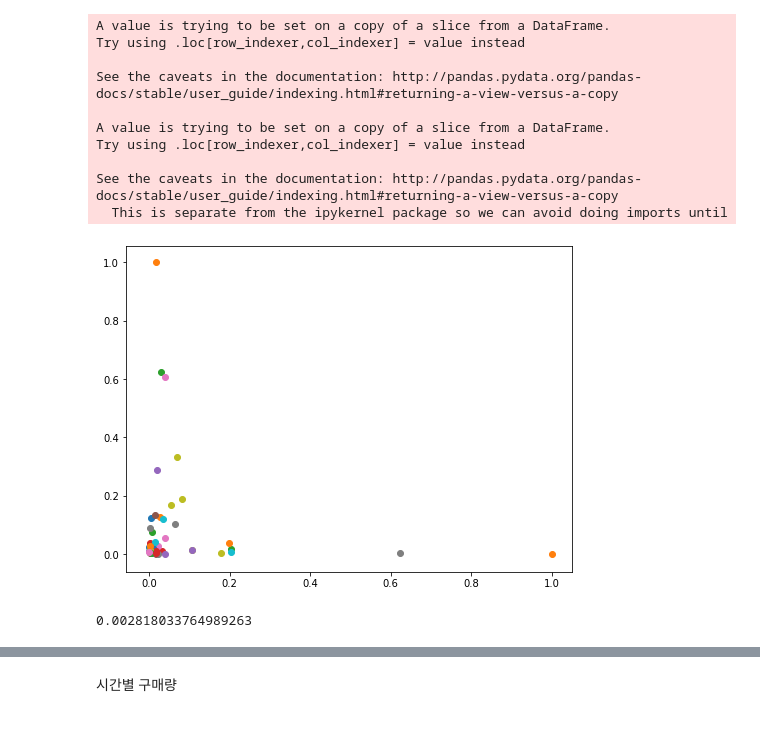
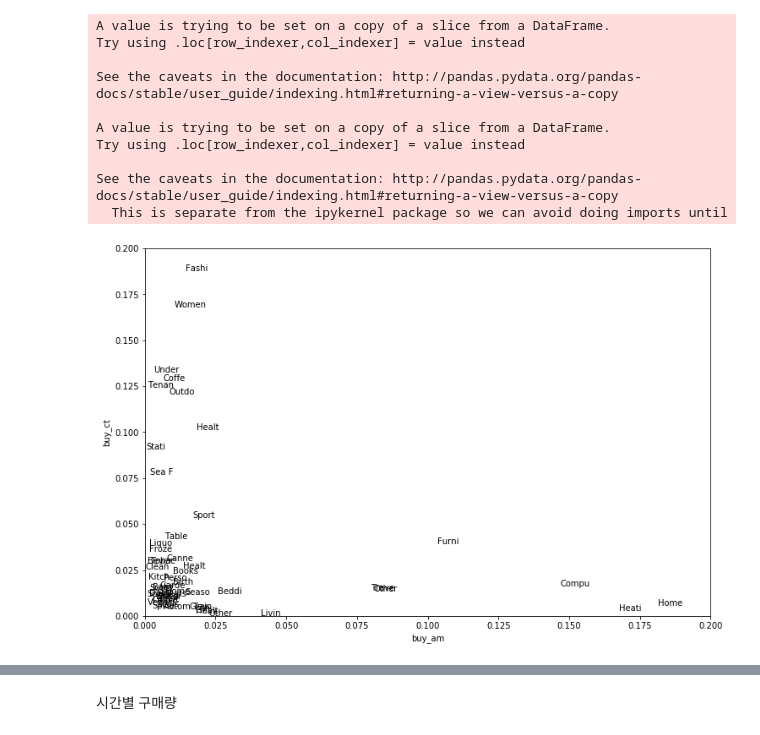
Before and after one commit to GyuYoungCho/Lpoint-Competition, a Jupyter notebook: project/point_cut/EDA.ipynb, the cells around one changed output, grey strips where cells are left out. Cells and saved outputs as stored; diff of their text form; code cells hidden in the pictures.

```diff
--- a/project/point_cut/EDA.ipynb
+++ b/project/point_cut/EDA.ipynb
@@ -128,15 +128,16 @@ import seaborn as sns
 # %%
 tfis = TFI[["pd_c","buy_am","buy_ct"]]
 tfis1 = tfis.merge(PDI[["pd_c","clac_nm1"]])
 tfis_group = tfis1.groupby("clac_nm1").mean()[["buy_am","buy_ct"]]
+tfis_group["buy_am"] = tfis_group["buy_am"] / tfis_group["buy_ct"]
 from sklearn.preprocessing import MinMaxScaler
 tfis_group[["buy_am","buy_ct"]] = MinMaxScaler().fit_transform(tfis_group[["buy_am","buy_ct"]])
-plt.figure(figsize = (8, 6))
-for i in range(tfis_group.shape[0]):
-    plt.scatter(tfis_group["buy_am"][i],tfis_group["buy_ct"][i])
+plt.figure(figsize = (12, 8))
+for i in range(tfis_group1.shape[0]):
+    plt.text(tfis_group1["buy_am"][i],tfis_group1["buy_ct"][i],tfis_group1.index[i][:5])
+    plt.xlabel("buy_am")
+    plt.ylabel("buy_ct")
+    plt.xlim(0,0.2)
+    plt.ylim(0,0.2)
 # %% [output]
-[figure, old version]
+[figure, new version]
-# %%
-tfis_group.loc["Baby Foods"][0]
-# %% [output]
-0.002818033764989263
```
Also changed, not shown: parts of 16 cells of this notebook, 2 other files.
